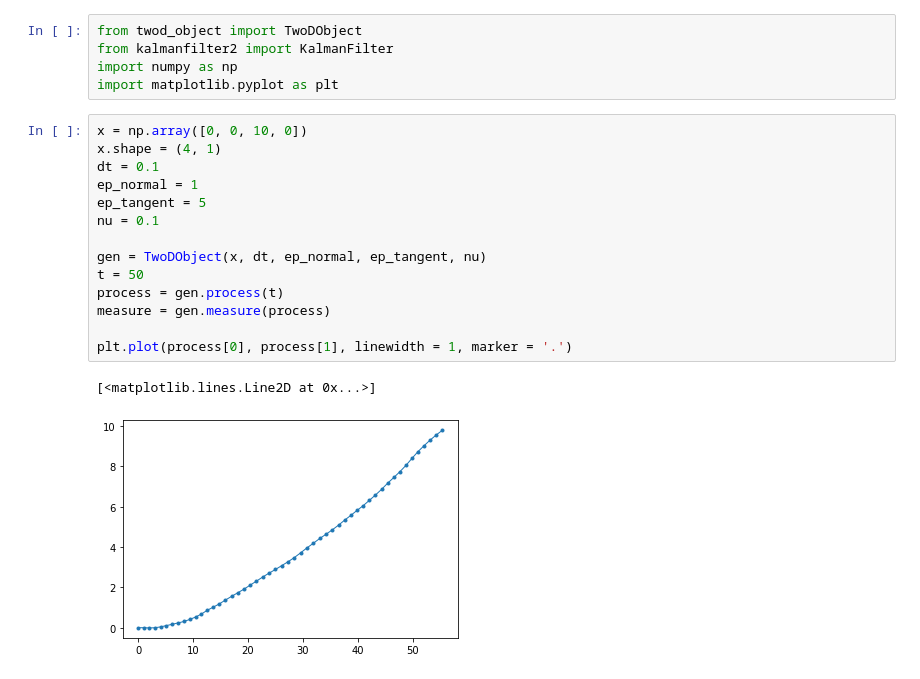
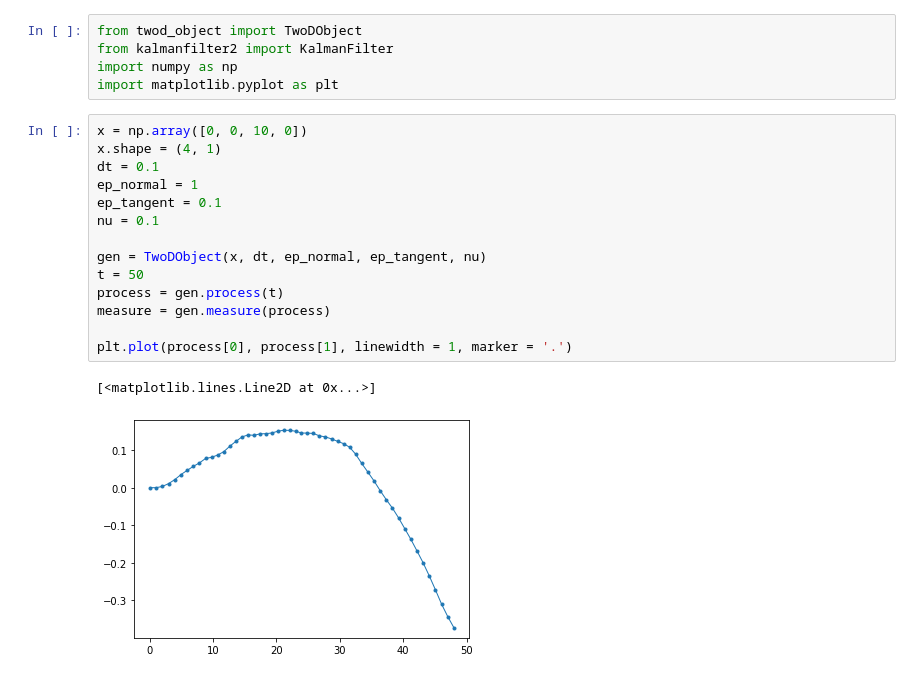
Before and after one commit to nidhipai/rips-2021-aerospace, a Jupyter notebook: test_rotated_noise.ipynb, the cells around one changed output. Saved outputs shown, nothing was run; the diff lists cells and outputs as text.

```diff
--- a/test_rotated_noise.ipynb
+++ b/test_rotated_noise.ipynb
@@ -6,20 +6,20 @@ import matplotlib.pyplot as plt
 # %%
 x = np.array([0, 0, 10, 0])
 x.shape = (4, 1)
 dt = 0.1
 ep_normal = 1
-ep_tangent = 5
+ep_tangent = 0.1
 nu = 0.1
 
 gen = TwoDObject(x, dt, ep_normal, ep_tangent, nu)
 t = 50
 process = gen.process(t)
 measure = gen.measure(process)
 
 plt.plot(process[0], process[1], linewidth = 1, marker = '.')
 # %% [output]
 [<matplotlib.lines.Line2D at 0x...>]
-[figure, old version]
+[figure, new version]
 # %%
 initial_x = np.array([0, 0, 8, 0])
 
```
Also changed, not shown: parts of 2 cells of this notebook.
